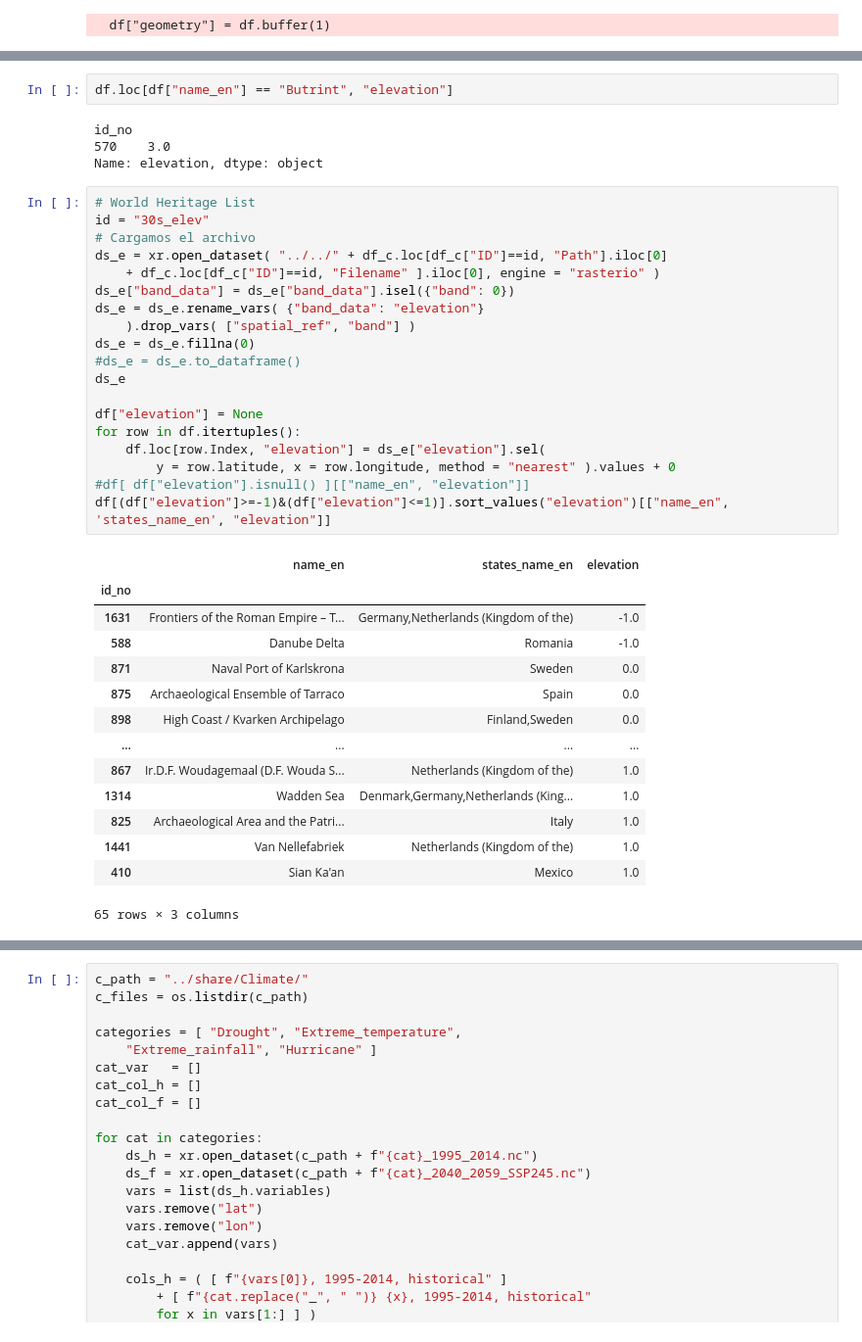
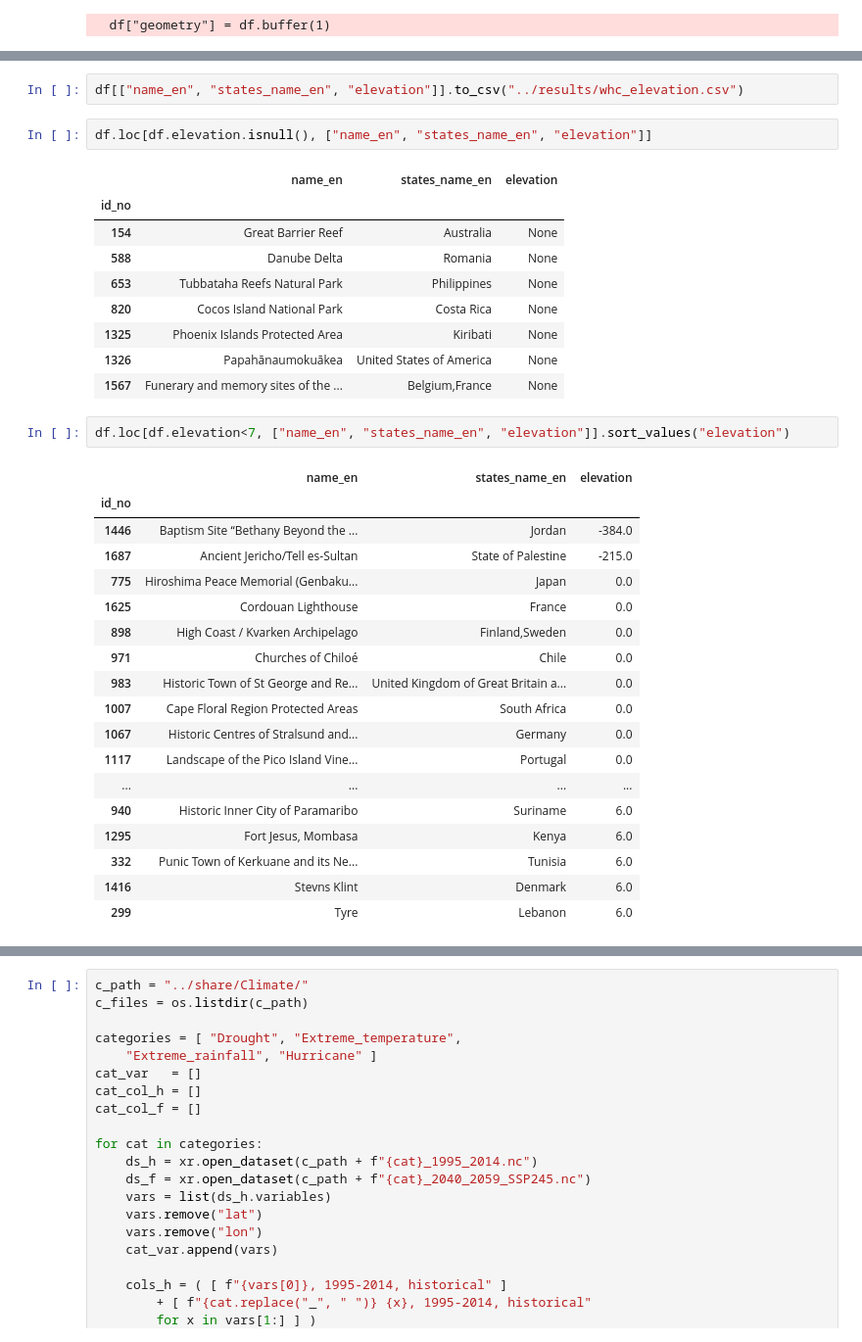
Before and after one commit to rodrigoms95/UNESCO_climate, a Jupyter notebook: code/heritage.ipynb, the cells around one changed output, grey strips where cells are left out. Shown at 98% size. Cells and saved outputs as stored; diff of their text form.

```diff
--- a/code/heritage.ipynb
+++ b/code/heritage.ipynb
@@ -73,40 +143,35 @@ df = df.set_geometry("geometry")
+# %%
+df[["name_en", "states_name_en", "elevation"]].to_csv("../results/whc_elevation.csv")
 # %%
-df.loc[df["name_en"] == "Butrint", "elevation"]
+df.loc[df.elevation.isnull(), ["name_en", "states_name_en", "elevation"]]
 # %% [output]
-id_no
-570    3.0
-Name: elevation, dtype: object
+|  | name_en | states_name_en | elevation |
+| id_no |  |  |  |
+| 154 | Great Barrier Reef | Australia | None |
+| 588 | Danube Delta | Romania | None |
+| 653 | Tubbataha Reefs Natural Park | Philippines | None |
+| 820 | Cocos Island National Park | Costa Rica | None |
+| 1325 | Phoenix Islands Protected Area | Kiribati | None |
+| 1326 | Papahānaumokuākea | United States of America | None |
+| 1567 | Funerary and memory sites of the ... | Belgium,France | None |
-# %%
-# World Heritage List
-id = "30s_elev"
-# Cargamos el archivo
-ds_e = xr.open_dataset( "../../" + df_c.loc[df_c["ID"]==id, "Path"].iloc[0]
-    + df_c.loc[df_c["ID"]==id, "Filename" ].iloc[0], engine = "rasterio" )
-ds_e["band_data"] = ds_e["band_data"].isel({"band": 0})
-ds_e = ds_e.rename_vars( {"band_data": "elevation"}
-    ).drop_vars( ["spatial_ref", "band"] )
-ds_e = ds_e.fillna(0)
-#ds_e = ds_e.to_dataframe()
-ds_e
-
-df["elevation"] = None
-for row in df.itertuples():
-    df.loc[row.Index, "elevation"] = ds_e["elevation"].sel(
-        y = row.latitude, x = row.longitude, method = "nearest" ).values + 0
-#df[ df["elevation"].isnull() ][["name_en", "elevation"]]
-df[(df["elevation"]>=-1)&(df["elevation"]<=1)].sort_values("elevation")[["name_en", 'states_name_en', "elevation"]]
-# %% [output]
-|  | name_en | states_name_en | elevation |
-| id_no |  |  |  |
-| 1631 | Frontiers of the Roman Empire – T... | Germany,Netherlands (Kingdom of the) | -1.0 |
-| 588 | Danube Delta | Romania | -1.0 |
-| 871 | Naval Port of Karlskrona | Sweden | 0.0 |
-| 875 | Archaeological Ensemble of Tarraco | Spain | 0.0 |
-| 898 | High Coast / Kvarken Archipelago | Finland,Sweden | 0.0 |
-| ... | ... | ... | ... |
-| 867 | Ir.D.F. Woudagemaal (D.F. Wouda S... | Netherlands (Kingdom of the) | 1.0 |
-| 1314 | Wadden Sea | Denmark,Germany,Netherlands (King... | 1.0 |
-| 825 | Archaeological Area and the Patri... | Italy | 1.0 |
-| 1441 | Van Nellefabriek | Netherlands (Kingdom of the) | 1.0 |
-| 410 | Sian Ka'an | Mexico | 1.0 |
-65 rows × 3 columns
+# %%
+df.loc[df.elevation<7, ["name_en", "states_name_en", "elevation"]].sort_values("elevation")
+# %% [output]
+|  | name_en | states_name_en | elevation |
+| id_no |  |  |  |
+| 1446 | Baptism Site “Bethany Beyond the ... | Jordan | -384.0 |
+| 1687 | Ancient Jericho/Tell es-Sultan | State of Palestine | -215.0 |
+| 775 | Hiroshima Peace Memorial (Genbaku... | Japan | 0.0 |
+| 1625 | Cordouan Lighthouse | France | 0.0 |
+| 898 | High Coast / Kvarken Archipelago | Finland,Sweden | 0.0 |
+| 971 | Churches of Chiloé | Chile | 0.0 |
+| 983 | Historic Town of St George and Re... | United Kingdom of Great Britain a... | 0.0 |
+| 1007 | Cape Floral Region Protected Areas | South Africa | 0.0 |
+| 1067 | Historic Centres of Stralsund and... | Germany | 0.0 |
+| 1117 | Landscape of the Pico Island Vine... | Portugal | 0.0 |
+| ... | ... | ... | ... |
+| 940 | Historic Inner City of Paramaribo | Suriname | 6.0 |
+| 1295 | Fort Jesus, Mombasa | Kenya | 6.0 |
+| 332 | Punic Town of Kerkuane and its Ne... | Tunisia | 6.0 |
+| 1416 | Stevns Klint | Denmark | 6.0 |
+| 299 | Tyre | Lebanon | 6.0 |
```
Also changed, not shown: parts of 4 cells of this notebook, 6 other files.
